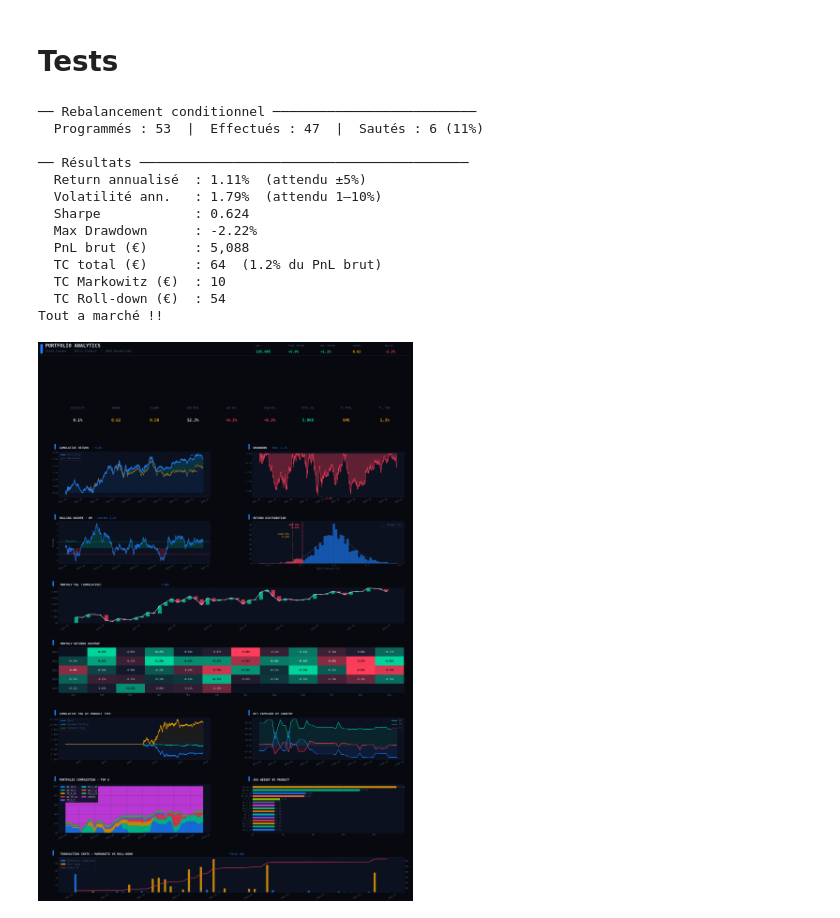
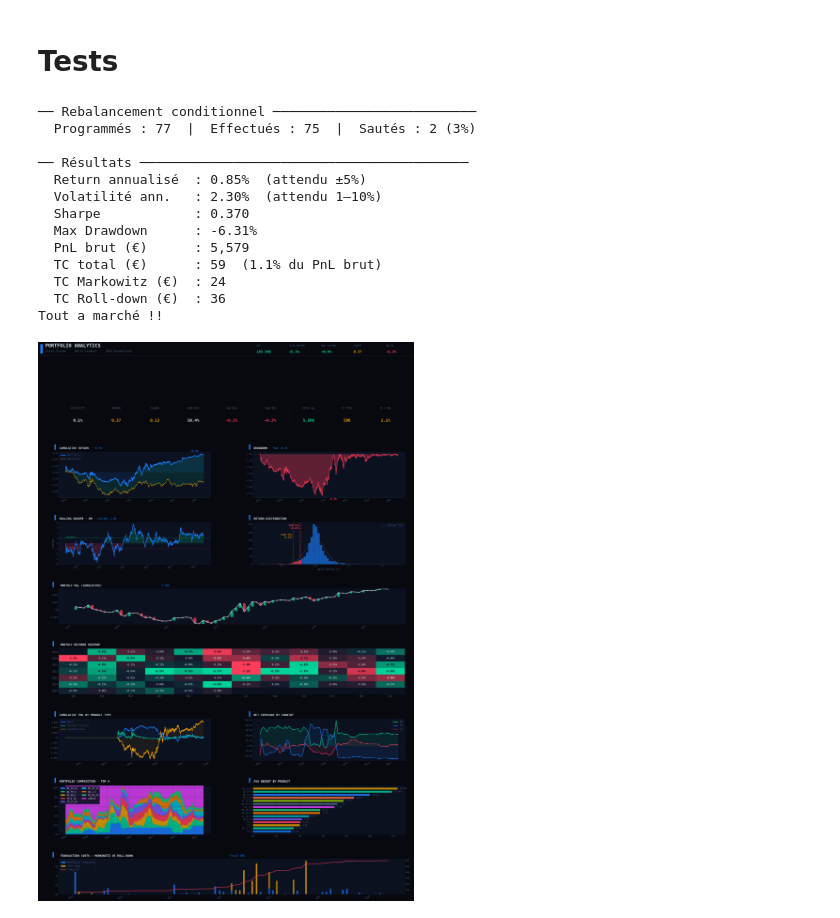
Before and after one commit to pradosth0/Markowitz_based_portfolio_allocation, a Jupyter notebook: pf_V2.ipynb, the cells around one changed output. Drawn from its saved outputs; the diff is of its cells as text; code cells hidden in the pictures.

```diff
--- a/pf_V2.ipynb
+++ b/pf_V2.ipynb
@@ -1332,7 +1431,7 @@ class Portfolio:
 date = "2024-01-01"
 
 
-pf = Portfolio(long, date, benchmark="ew", long_only=True,lamb=0.01, tc_gamma=1000 )
+pf = Portfolio(long, date, benchmark="ew", long_only=False,lamb=0.1, tc_gamma=1000 )
 #print(pf.returns)
 w = pf.process(carry_weight=0.5)
 #print(pf.mean_returns)
@@ -1844,42 +1959,46 @@ from dashboard import PortfolioDashboardVisualizer
 # %%
 start_date = "2021-01-01"
 end_date   = "2025-06-10"
 
 
 tspf = TimeSeriesPortfolio(
     data=long,
-    start_date="2021-01-01",
+    start_date="2019-01-01",
     end_date="2025-06-10",
     rebalance_freq="ME",
     dv01_ref=dv01_ref,
-    long_only=True,
-    lamb=0.05, # 0.2
-    tc_gamma=45000 #12000 intensité des coûts dans l’optimisation
+    long_only=False,
+    lamb=0.4, # 0.2
+    tc_gamma=10000 #12000 intensité des coûts dans l’optimisation
     #initial_weights= df_weights["weight"]
 )
 
+   # lamb = 0.5
+   # tc_gamma = 33000 -> Bon sharpe
+
+   # lamb = 0.001000	tc =100.0 -> meilleur ret, but énorme roll
 
 tspf.generate_portfolios(carry_weight=0.8)
 
 viz = PortfolioDashboardVisualizer(ts_portfolio=tspf)
 #viz.plot_dashboard(save_path="dashboard.png", dpi=100)
 
 fig = viz.plot_dashboard()
 # %% [output]
 ── Rebalancement conditionnel ──────────────────────────
-  Programmés : 53  |  Effectués : 47  |  Sautés : 6 (11%)
+  Programmés : 77  |  Effectués : 75  |  Sautés : 2 (3%)
 
 ── Résultats ──────────────────────────────────────────
-  Return annualisé  : 1.11%  (attendu ±5%)
-  Volatilité ann.   : 1.79%  (attendu 1–10%)
-  Sharpe            : 0.624
-  Max Drawdown      : -2.22%
-  PnL brut (€)      : 5,088
-  TC total (€)      : 64  (1.2% du PnL brut)
-  TC Markowitz (€)  : 10
-  TC Roll-down (€)  : 54
+  Return annualisé  : 0.85%  (attendu ±5%)
+  Volatilité ann.   : 2.30%  (attendu 1–10%)
+  Sharpe            : 0.370
+  Max Drawdown      : -6.31%
+  PnL brut (€)      : 5,579
+  TC total (€)      : 59  (1.1% du PnL brut)
+  TC Markowitz (€)  : 24
+  TC Roll-down (€)  : 36
 Tout a marché !!
-[figure, old version]
+[figure, new version]
 # %%
 from joblib import Parallel, delayed
 import itertools
```
Also changed, not shown: parts of 6 cells of this notebook.
